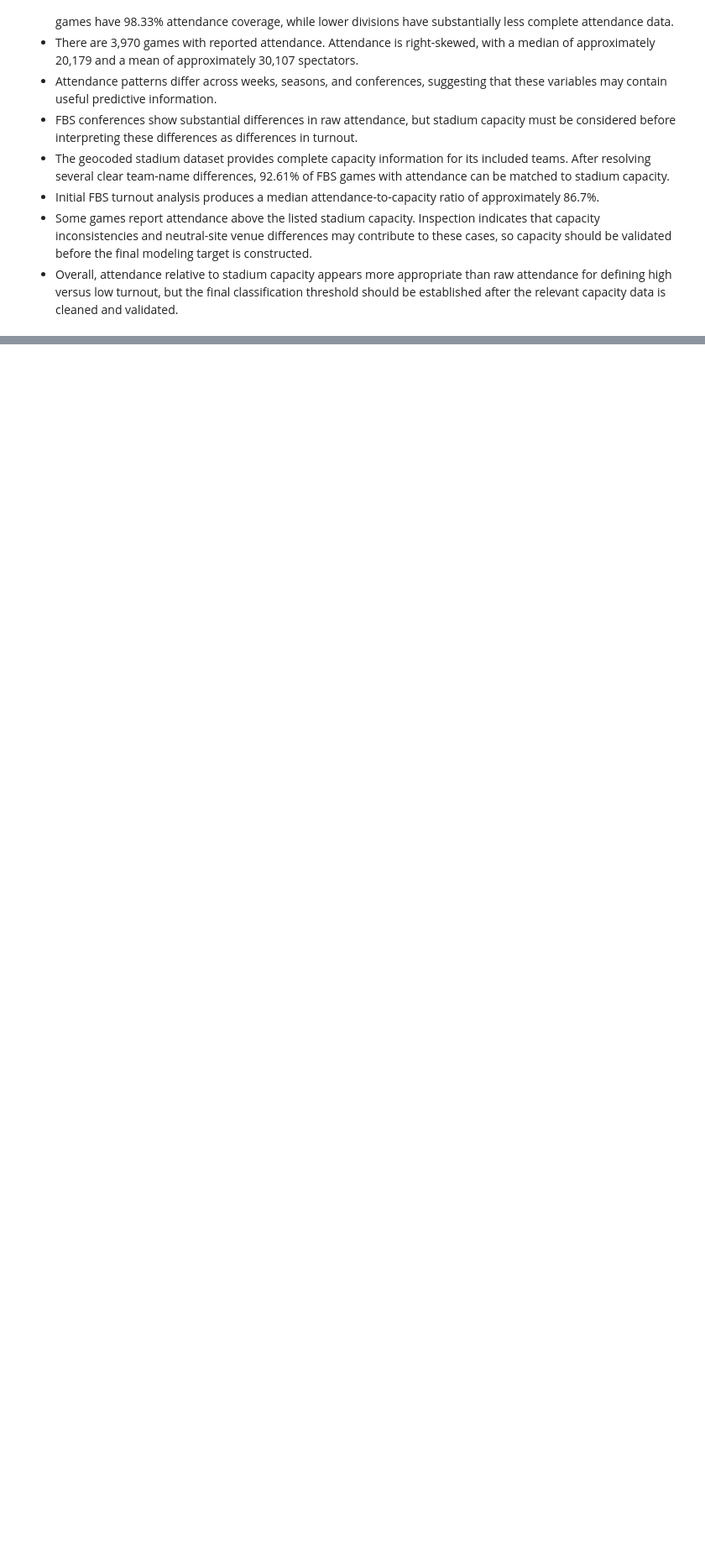
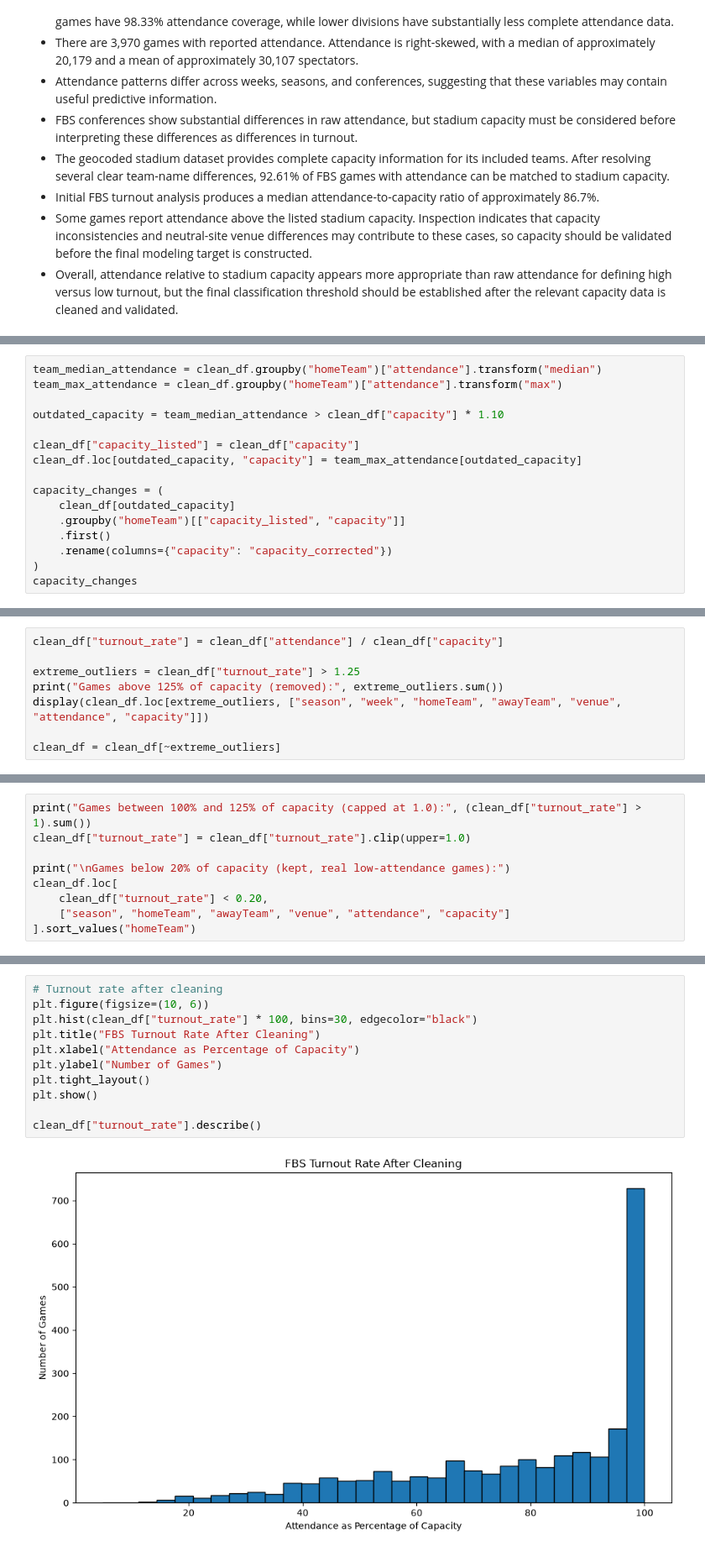
Before and after one commit to Break-Through-Tech/Sports-Analytics-1B-assessing-football-stadium-attendance-and-experience, a Jupyter notebook: notebooks/01_eda_feature_engineering.ipynb, the cells around one changed output, grey strips where cells are left out. Shown at 84% size. Drawn from its saved outputs; the diff is of its cells as text; blank space fills up the shorter version.

Commit message:
Add data cleaning section and cleaned dataset

```diff
--- a/notebooks/01_eda_feature_engineering.ipynb
+++ b/notebooks/01_eda_feature_engineering.ipynb
@@ -1255,0 +1419,16 @@ The initial exploratory analysis of the updated 2023–2025 data identified seve
+# %%
+team_median_attendance = clean_df.groupby("homeTeam")["attendance"].transform("median")
+team_max_attendance = clean_df.groupby("homeTeam")["attendance"].transform("max")
+
+outdated_capacity = team_median_attendance > clean_df["capacity"] * 1.10
+
+clean_df["capacity_listed"] = clean_df["capacity"]
+clean_df.loc[outdated_capacity, "capacity"] = team_max_attendance[outdated_capacity]
+
+capacity_changes = (
+    clean_df[outdated_capacity]
+    .groupby("homeTeam")[["capacity_listed", "capacity"]]
+    .first()
+    .rename(columns={"capacity": "capacity_corrected"})
+)
+capacity_changes
@@ -1255,0 +1456,8 @@ The initial exploratory analysis of the updated 2023–2025 data identified seve
+# %%
+clean_df["turnout_rate"] = clean_df["attendance"] / clean_df["capacity"]
+
+extreme_outliers = clean_df["turnout_rate"] > 1.25
+print("Games above 125% of capacity (removed):", extreme_outliers.sum())
+display(clean_df.loc[extreme_outliers, ["season", "week", "homeTeam", "awayTeam", "venue", "attendance", "capacity"]])
+
+clean_df = clean_df[~extreme_outliers]
@@ -1255,0 +1472,9 @@ The initial exploratory analysis of the updated 2023–2025 data identified seve
+# %%
+print("Games between 100% and 125% of capacity (capped at 1.0):", (clean_df["turnout_rate"] > 1).sum())
+clean_df["turnout_rate"] = clean_df["turnout_rate"].clip(upper=1.0)
+
+print("\nGames below 20% of capacity (kept, real low-attendance games):")
+clean_df.loc[
+    clean_df["turnout_rate"] < 0.20,
+    ["season", "homeTeam", "awayTeam", "venue", "attendance", "capacity"]
+].sort_values("homeTeam")
@@ -1255,0 +1502,13 @@ The initial exploratory analysis of the updated 2023–2025 data identified seve
+# %%
+# Turnout rate after cleaning
+plt.figure(figsize=(10, 6))
+plt.hist(clean_df["turnout_rate"] * 100, bins=30, edgecolor="black")
+plt.title("FBS Turnout Rate After Cleaning")
+plt.xlabel("Attendance as Percentage of Capacity")
+plt.ylabel("Number of Games")
+plt.tight_layout()
+plt.show()
+
+clean_df["turnout_rate"].describe()
+# %% [output]
+[figure, added]
```
Also changed, not shown: parts of 31 cells of this notebook, 1 other file.
